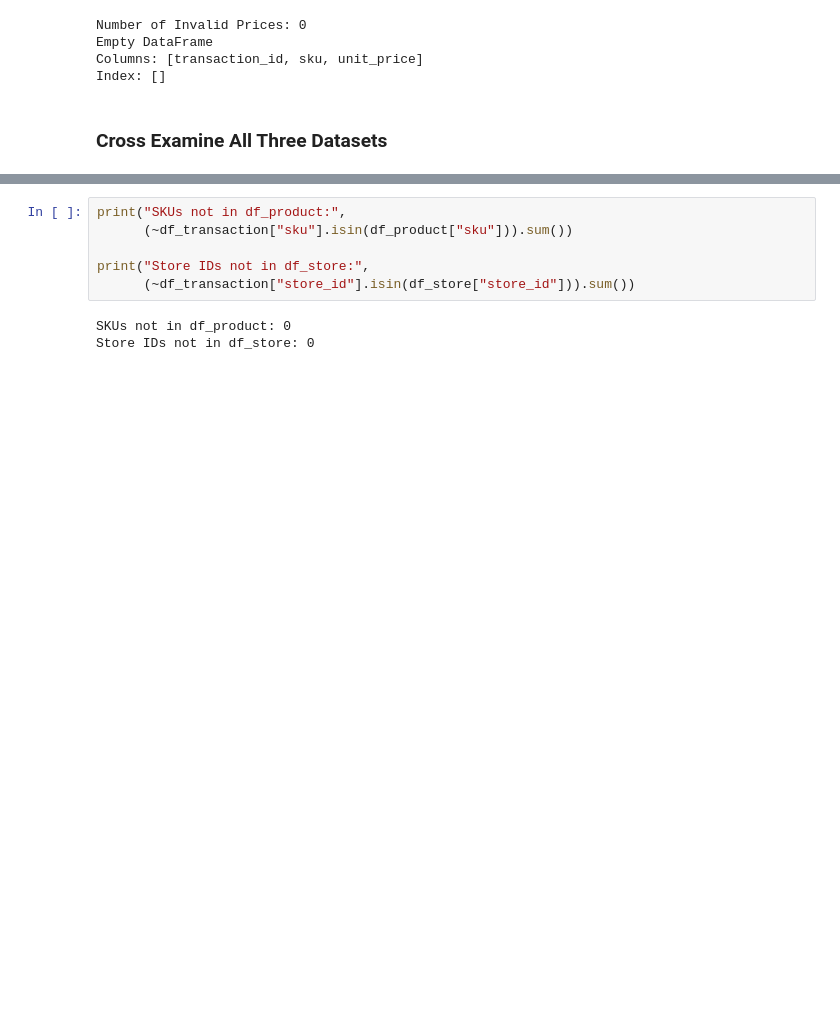
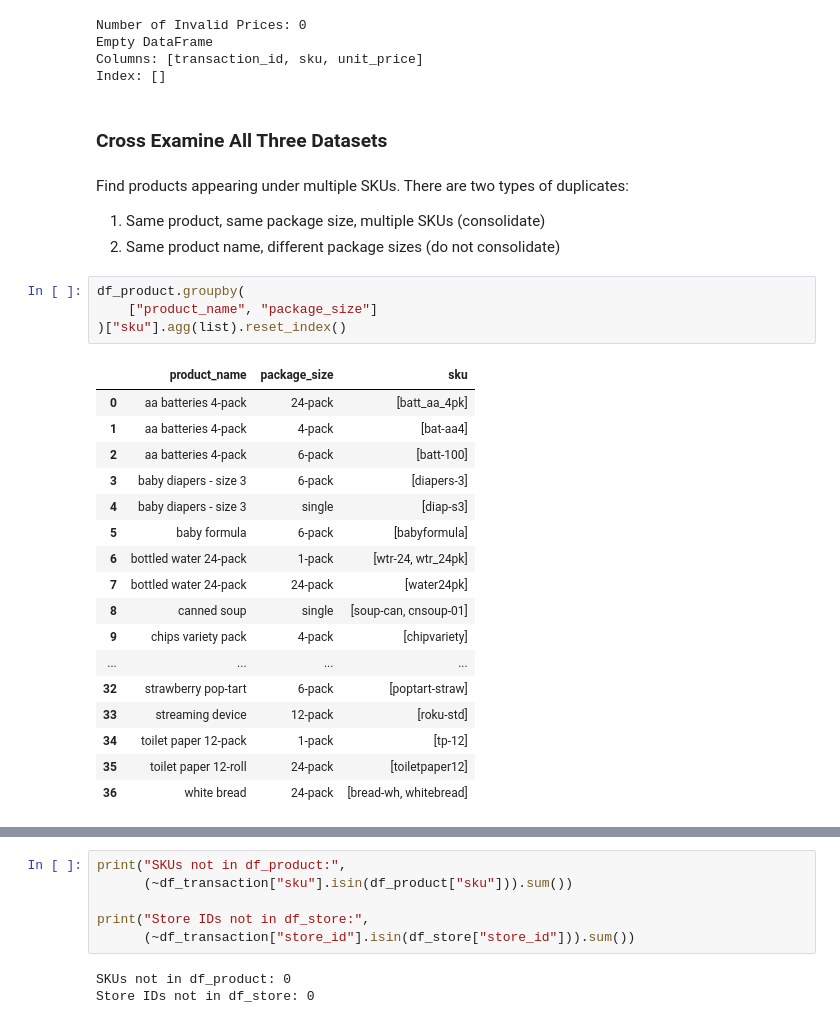
Before and after one commit to ekee7/walmart-hurricane-project, a Jupyter notebook: Walmart_Midterm_Notebook_(DS_2002).ipynb, the cells around one changed output, grey strips where cells are left out. Cells and saved outputs as stored; diff of their text form; blank space fills up the shorter version.

```diff
--- a/Walmart_Midterm_Notebook_(DS_2002).ipynb
+++ b/Walmart_Midterm_Notebook_(DS_2002).ipynb
@@ -725,3 +765,31 @@ Columns: [transaction_id, sku, unit_price]
 Index: []
 # %% [markdown]
 ### **Cross Examine All Three Datasets**
+# %% [markdown]
+Find products appearing under multiple SKUs. There are two types of duplicates:
+
+
+1.   Same product, same package size, multiple SKUs (consolidate)
+2.   Same product name, different package sizes (do not consolidate)
+# %%
+df_product.groupby(
+    ["product_name", "package_size"]
+)["sku"].agg(list).reset_index()
+# %% [output]
+|  | product_name | package_size | sku |
+| 0 | aa batteries 4-pack | 24-pack | [batt_aa_4pk] |
+| 1 | aa batteries 4-pack | 4-pack | [bat-aa4] |
+| 2 | aa batteries 4-pack | 6-pack | [batt-100] |
+| 3 | baby diapers - size 3 | 6-pack | [diapers-3] |
+| 4 | baby diapers - size 3 | single | [diap-s3] |
+| 5 | baby formula | 6-pack | [babyformula] |
+| 6 | bottled water 24-pack | 1-pack | [wtr-24, wtr_24pk] |
+| 7 | bottled water 24-pack | 24-pack | [water24pk] |
+| 8 | canned soup | single | [soup-can, cnsoup-01] |
+| 9 | chips variety pack | 4-pack | [chipvariety] |
+| ... | ... | ... | ... |
+| 32 | strawberry pop-tart | 6-pack | [poptart-straw] |
+| 33 | streaming device | 12-pack | [roku-std] |
+| 34 | toilet paper 12-pack | 1-pack | [tp-12] |
+| 35 | toilet paper 12-roll | 24-pack | [toiletpaper12] |
+| 36 | white bread | 24-pack | [bread-wh, whitebread] |
```
Also changed, not shown: parts of 56 cells of this notebook.
